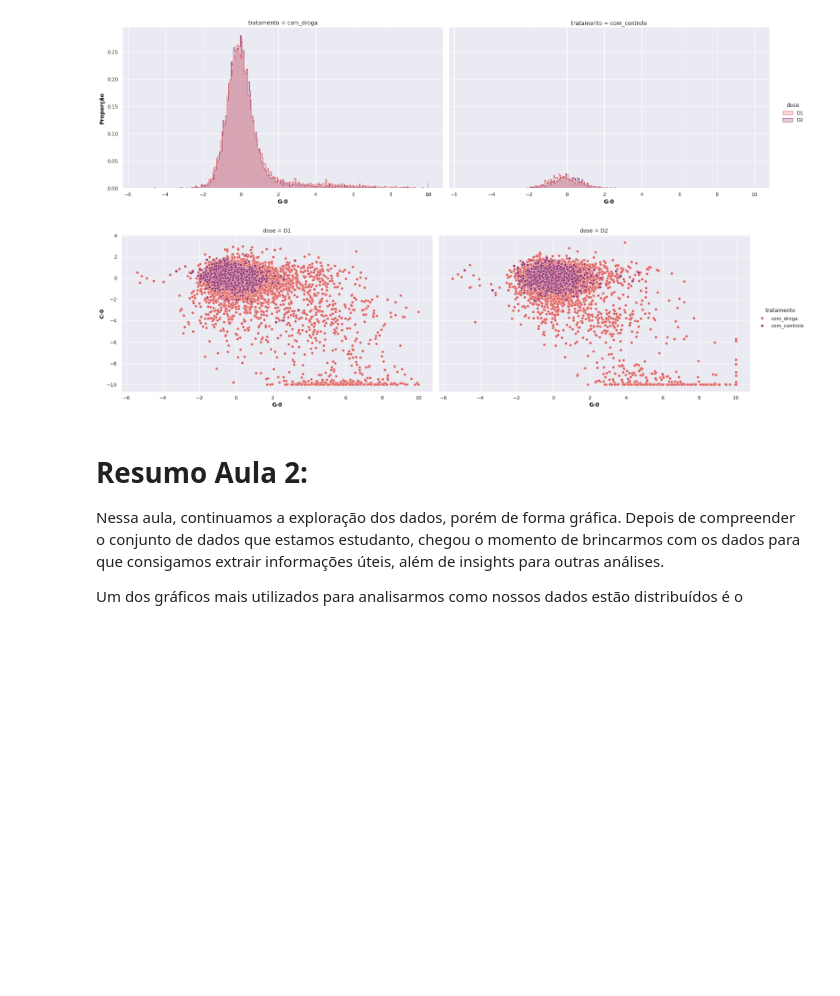
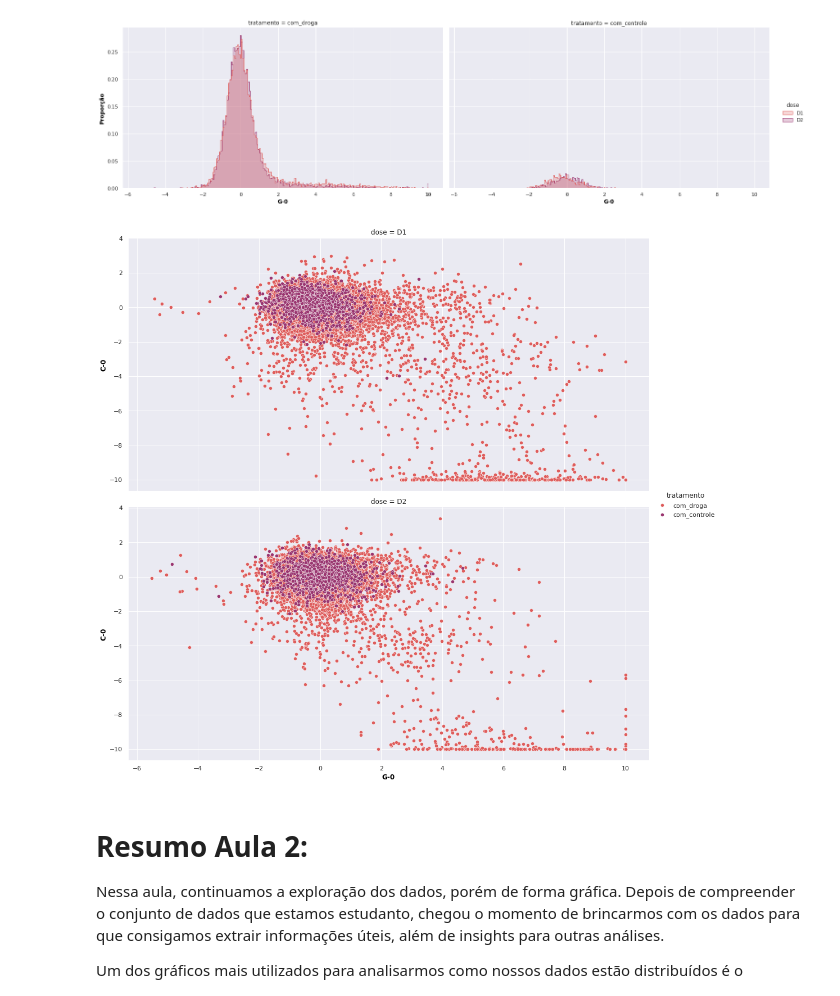
Before and after one commit to dijkstra001/imersao_dados_alura, a Jupyter notebook: ID_ncorreia.ipynb, the cells around one changed output. Saved outputs shown, nothing was run; the diff lists cells and outputs as text; code cells hidden in the pictures; blank space fills up the shorter version.

```diff
--- a/ID_ncorreia.ipynb
+++ b/ID_ncorreia.ipynb
@@ -280,15 +280,15 @@ plt.show()
 # %% [output]
 [figure]
 # %%
-scatter = sns.FacetGrid(dataset, col = 'dose', hue = 'tratamento', palette = 'flare', col_wrap = 2, height = 6, aspect = 1.74)
+scatter = sns.FacetGrid(dataset, col = 'dose', hue = 'tratamento', palette = 'flare', col_wrap = 1, height = 7, aspect = 2)
 scatter.map(sns.scatterplot, 'g_0', 'c_0')
 scatter.set_xlabels('G-0', fontdict = font_xlabel)
 scatter.set_ylabels('C-0', fontdict = font_ylabel)
 scatter.add_legend()
 
 plt.show()
 # %% [output]
-[figure, old version]
+[figure, new version]
 # %% [markdown]
 # **Resumo Aula 2:**
 
```
Also changed, not shown: parts of 26 cells of this notebook.
